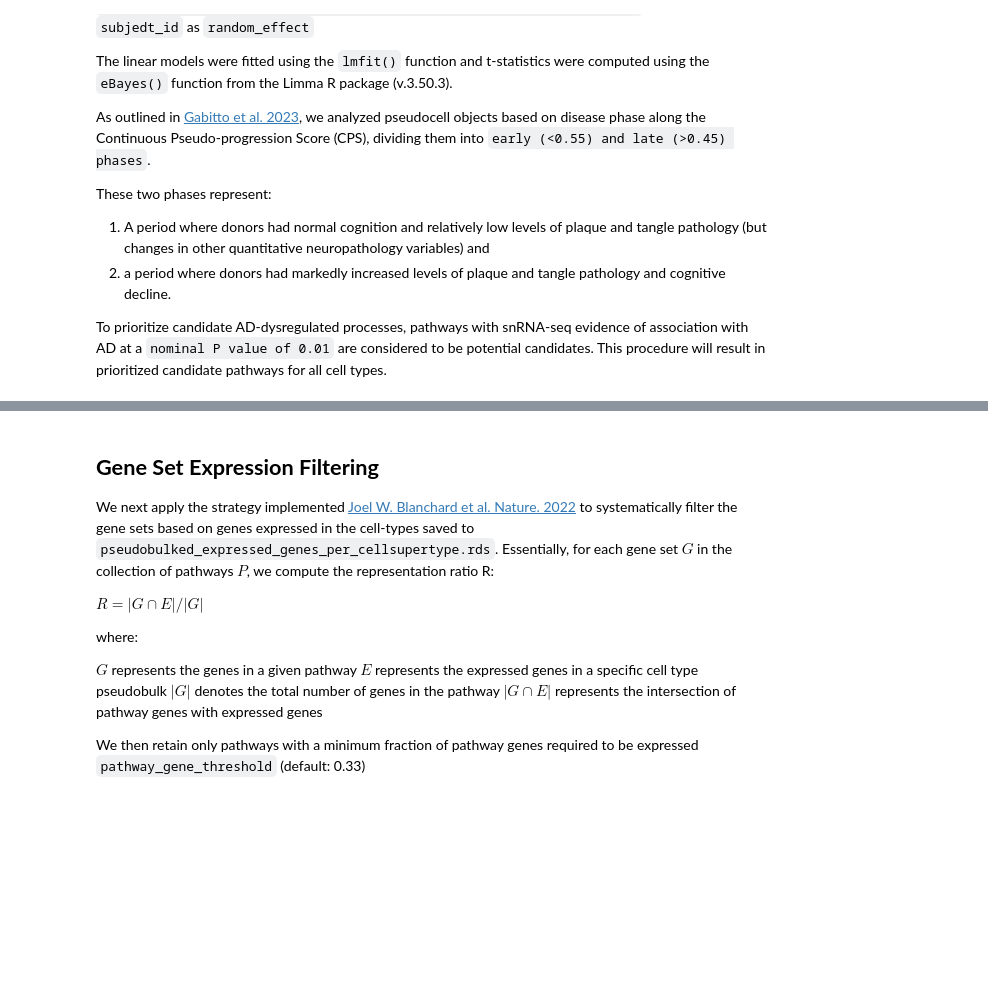
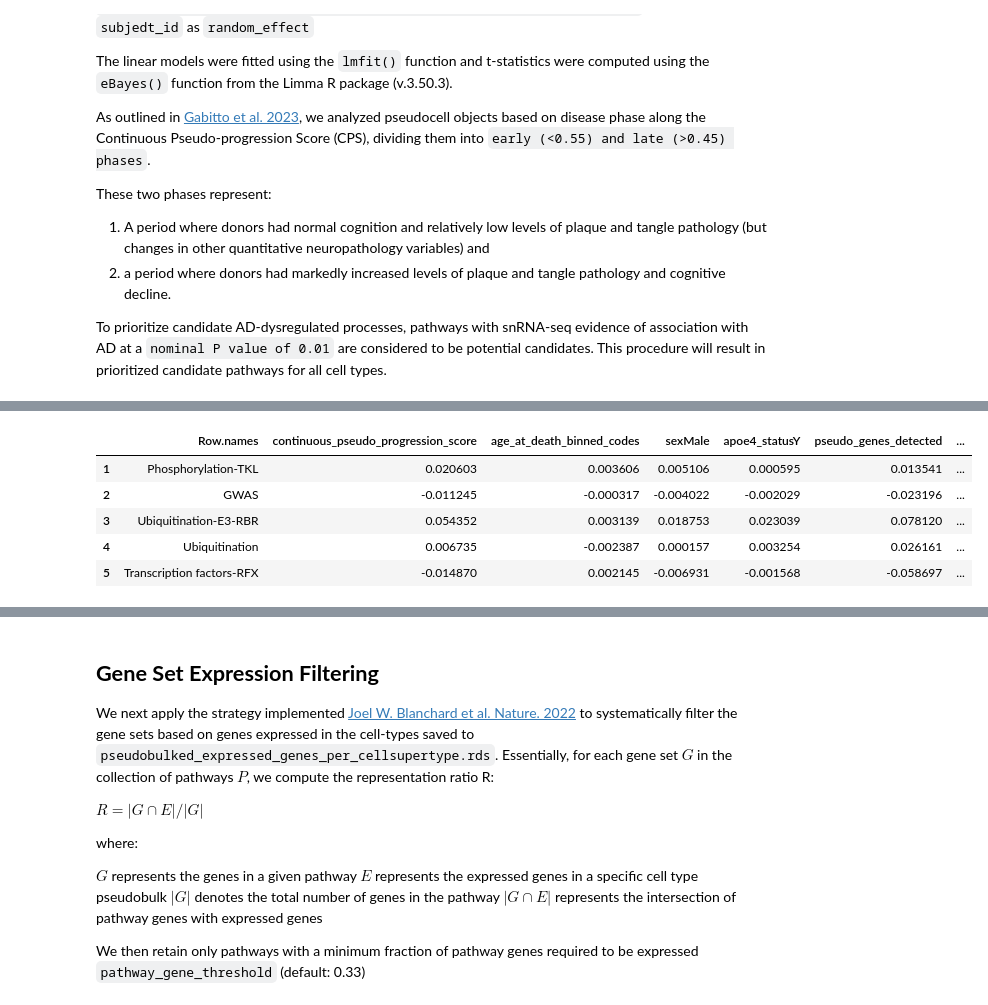
Before and after one commit to TemiLeke/cell_cell_communication, a Jupyter notebook: scripts/03_differential_pathway_activity.ipynb, the cells around one changed output, grey strips where cells are left out. Cells and saved outputs as stored; diff of their text form; code cells hidden in the pictures; blank space fills up the shorter version.

```diff
--- a/scripts/03_differential_pathway_activity.ipynb
+++ b/scripts/03_differential_pathway_activity.ipynb
@@ -274,0 +504,9 @@ pas_object['gabitto']['AUCell'].obs
+# %%
+fit_result['gabitto']['AUCell']['Astrocyte']['early']['CPS'].head()
+# %% [output]
+|  | Row.names | continuous_pseudo_progression_score | age_at_death_binned_codes | sexMale | apoe4_statusY | pseudo_genes_detected | ... |
+| 1 | Phosphorylation-TKL | 0.020603 | 0.003606 | 0.005106 | 0.000595 | 0.013541 | ... |
+| 2 | GWAS | -0.011245 | -0.000317 | -0.004022 | -0.002029 | -0.023196 | ... |
+| 3 | Ubiquitination-E3-RBR | 0.054352 | 0.003139 | 0.018753 | 0.023039 | 0.078120 | ... |
+| 4 | Ubiquitination | 0.006735 | -0.002387 | 0.000157 | 0.003254 | 0.026161 | ... |
+| 5 | Transcription factors-RFX | -0.014870 | 0.002145 | -0.006931 | -0.001568 | -0.058697 | ... |
```
Also changed, not shown: parts of 25 cells of this notebook, 16 other files.
